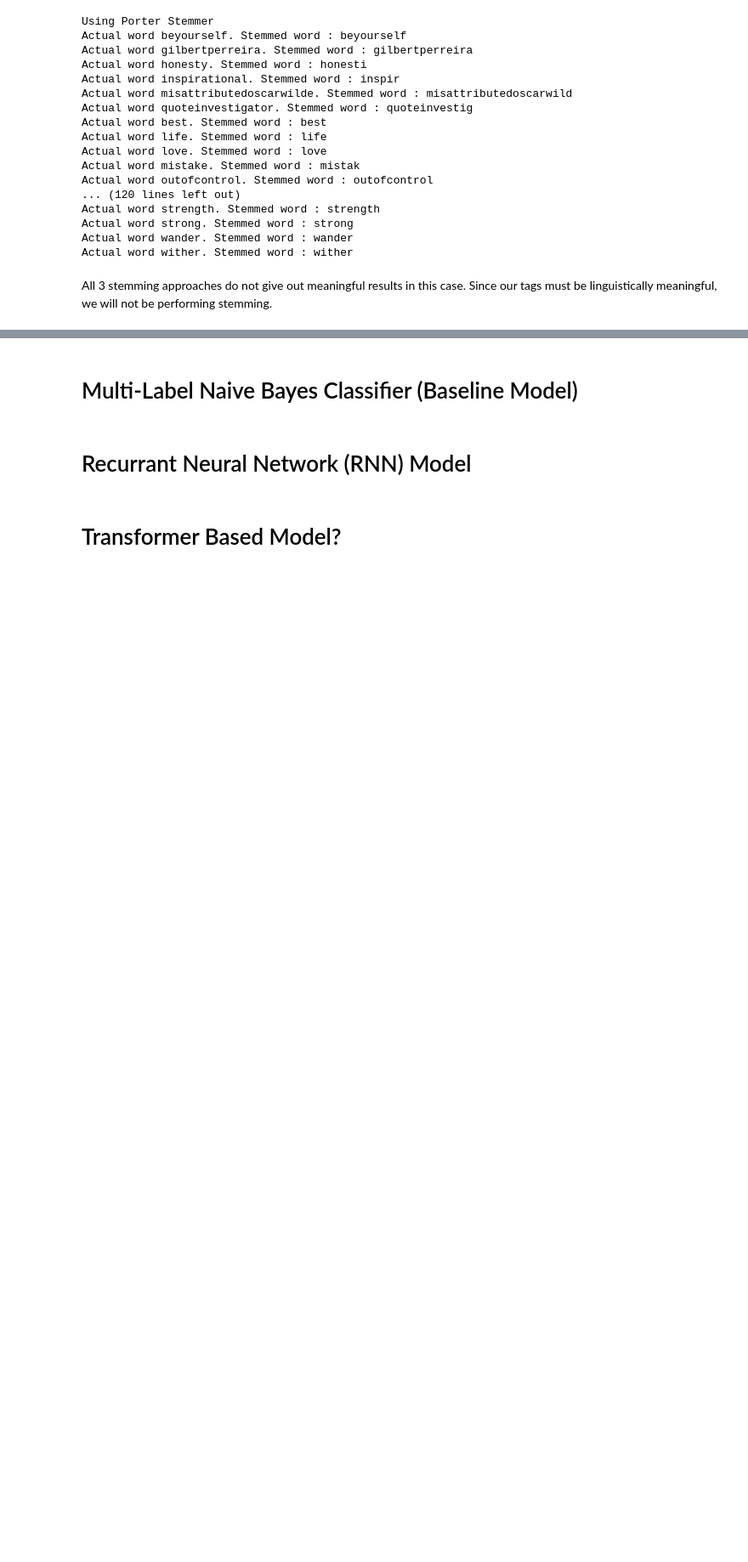
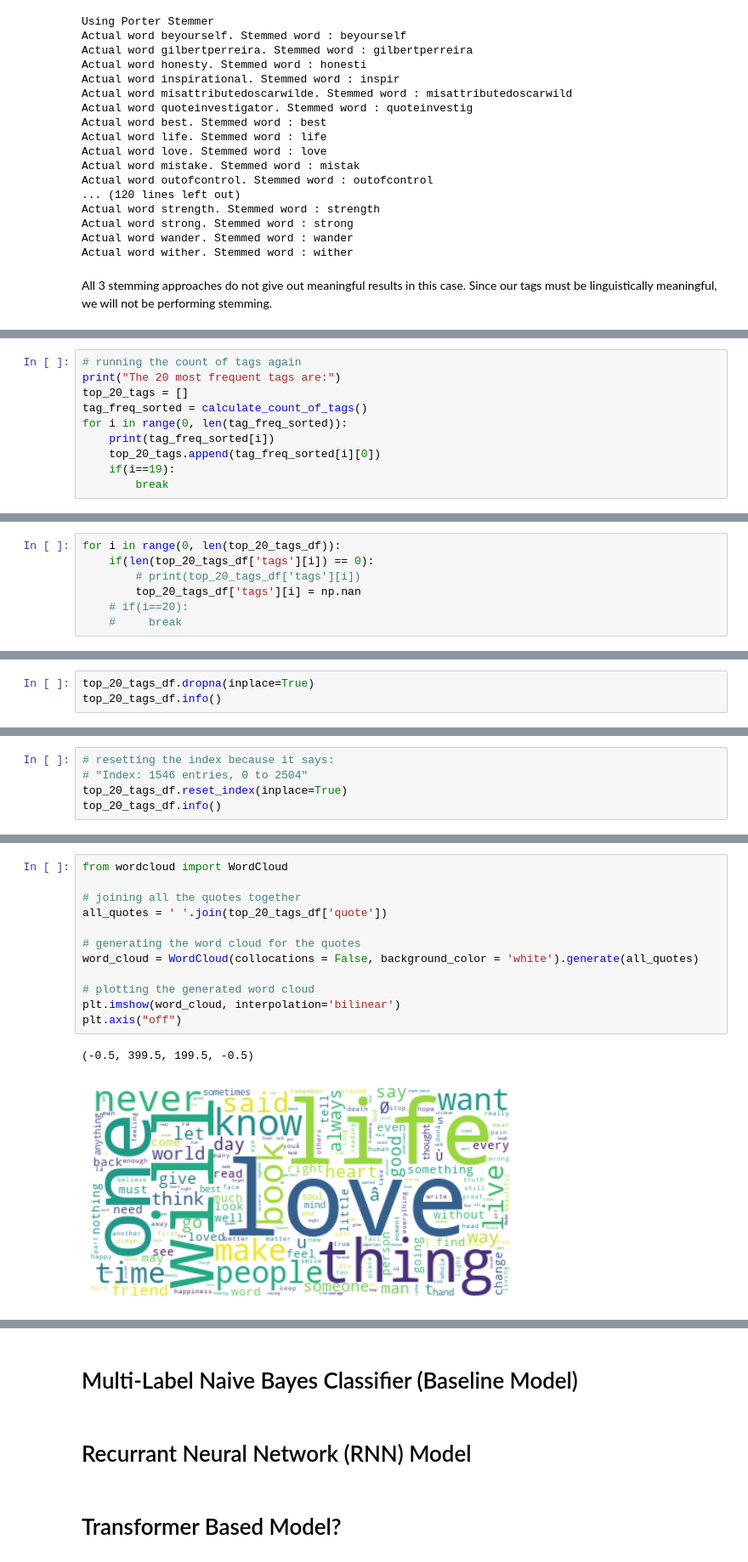
Before and after one commit to rkaushick-neu/nlp-quotes, a Jupyter notebook: Rish_Kaushick_JupyterNB.ipynb, the cells around one changed output, grey strips where cells are left out. Shown at 85% size. Saved outputs shown, nothing was run; the diff lists cells and outputs as text; blank space fills up the shorter version.

Commit message:
performed visualization, tokenization, normalization, stop word removal.

```diff
--- a/Rish_Kaushick_JupyterNB.ipynb
+++ b/Rish_Kaushick_JupyterNB.ipynb
@@ -603,0 +515,10 @@ dataset
+# %%
+# running the count of tags again
+print("The 20 most frequent tags are:")
+top_20_tags = []
+tag_freq_sorted = calculate_count_of_tags()
+for i in range(0, len(tag_freq_sorted)):
+    print(tag_freq_sorted[i])
+    top_20_tags.append(tag_freq_sorted[i][0])
+    if(i==19):
+        break
@@ -603,0 +594,7 @@ dataset
+# %%
+for i in range(0, len(top_20_tags_df)):
+    if(len(top_20_tags_df['tags'][i]) == 0):
+        # print(top_20_tags_df['tags'][i])
+        top_20_tags_df['tags'][i] = np.nan
+    # if(i==20):
+    #     break
@@ -603,0 +616,3 @@ dataset
+# %%
+top_20_tags_df.dropna(inplace=True)
+top_20_tags_df.info()
@@ -603,0 +630,5 @@ dataset
+# %%
+# resetting the index because it says:
+# "Index: 1546 entries, 0 to 2504"
+top_20_tags_df.reset_index(inplace=True)
+top_20_tags_df.info()
@@ -603,0 +702,15 @@ dataset
+# %%
+from wordcloud import WordCloud
+
+# joining all the quotes together
+all_quotes = ' '.join(top_20_tags_df['quote'])
+
+# generating the word cloud for the quotes
+word_cloud = WordCloud(collocations = False, background_color = 'white').generate(all_quotes)
+
+# plotting the generated word cloud
+plt.imshow(word_cloud, interpolation='bilinear')
+plt.axis("off")
+# %% [output]
+(-0.5, 399.5, 199.5, -0.5)
+[figure, added]
```
Also changed, not shown: parts of 38 cells of this notebook.
